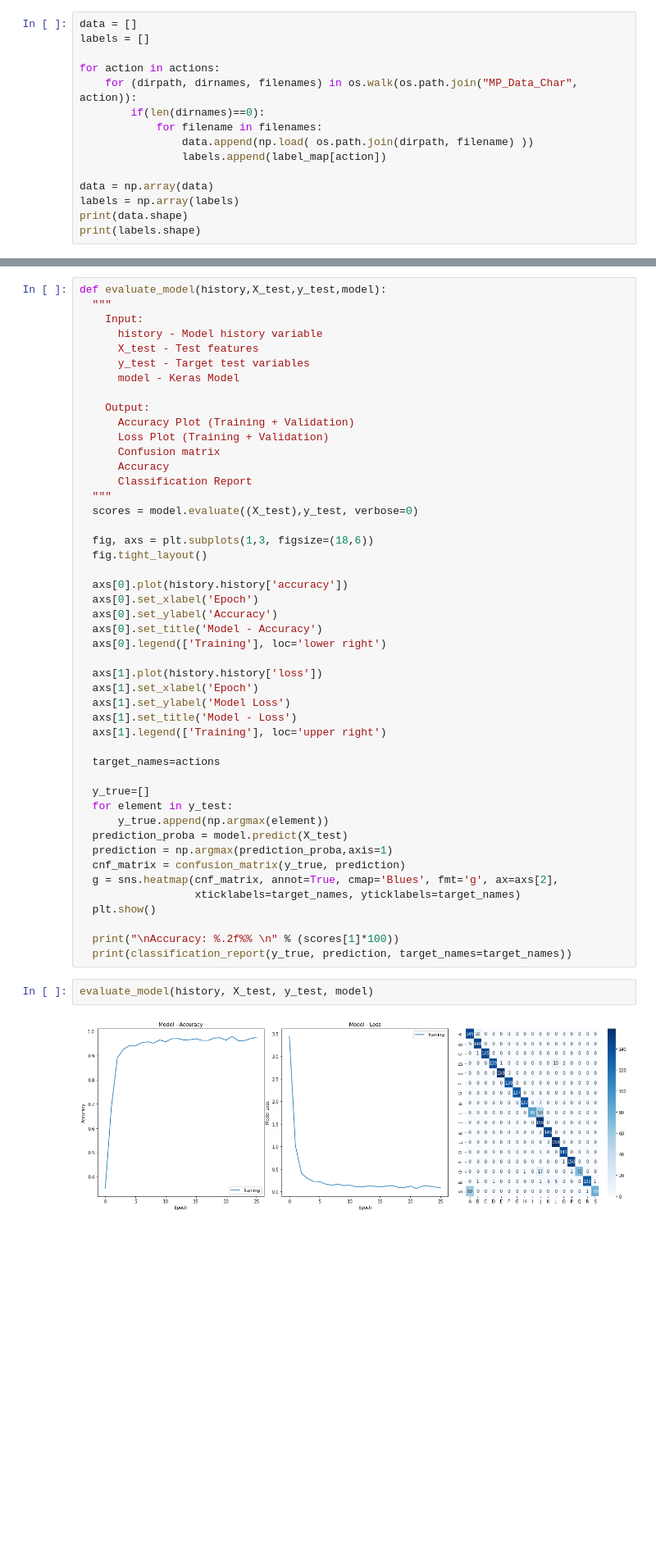
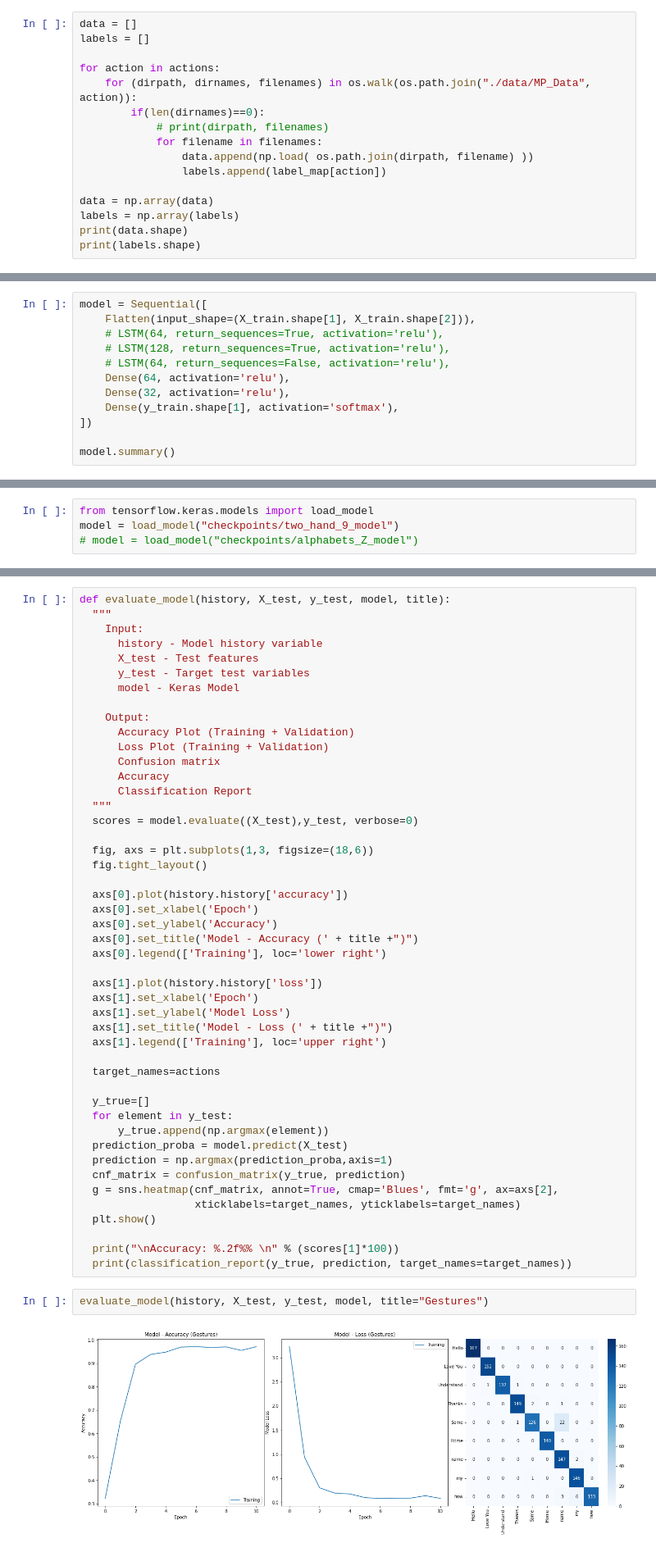
Before and after one commit to Srinivas-Natarajan/Gesture-Recognition-for-Sign-Language-Translation, a Jupyter notebook: Gesture Training.ipynb, the cells around one changed output, grey strips where cells are left out. Shown at 82% size. Saved outputs shown, nothing was run; the diff lists cells and outputs as text; blank space fills up the shorter version.

Commit message:
Model Comparisons added

```diff
--- a/Gesture Training.ipynb
+++ b/Gesture Training.ipynb
@@ -242,8 +331,9 @@ data = []
 labels = []
 
 for action in actions:
-    for (dirpath, dirnames, filenames) in os.walk(os.path.join("MP_Data_Char", action)):
+    for (dirpath, dirnames, filenames) in os.walk(os.path.join("./data/MP_Data", action)):
         if(len(dirnames)==0):
+            # print(dirpath, filenames)
             for filename in filenames:
                 data.append(np.load( os.path.join(dirpath, filename) ))
                 labels.append(label_map[action])
@@ -326,2 +418,14 @@ Trainable params: 112,593
 Non-trainable params: 0
 _________________________________________________________________
+# %%
+model = Sequential([
+    Flatten(input_shape=(X_train.shape[1], X_train.shape[2])),
+    # LSTM(64, return_sequences=True, activation='relu'),
+    # LSTM(128, return_sequences=True, activation='relu'),
+    # LSTM(64, return_sequences=False, activation='relu'),
+    Dense(64, activation='relu'),
+    Dense(32, activation='relu'),
+    Dense(y_train.shape[1], activation='softmax'),
+])
+
+model.summary()
@@ -365,6 +480,10 @@ INFO:tensorflow:Assets written to: ./checkpoints/alphabets_S_model\assets
 from sklearn.metrics import classification_report, confusion_matrix
 import matplotlib.pyplot as plt
 import seaborn as sns
+# %%
+from tensorflow.keras.models import load_model
+model = load_model("checkpoints/two_hand_9_model")
+# model = load_model("checkpoints/alphabets_Z_model")
 # %%
 y_pred = model.predict(X_test)
 y_preds = np.argmax(y_pred, axis=1)
@@ -376,5 +495,5 @@ print(dict(zip(unique, counts)))
 # %%
-def evaluate_model(history,X_test,y_test,model):
+def evaluate_model(history, X_test, y_test, model, title):
   """
     Input:
       history - Model history variable
@@ -397,13 +516,13 @@ def evaluate_model(history,X_test,y_test,model):
   axs[0].plot(history.history['accuracy'])
   axs[0].set_xlabel('Epoch')
   axs[0].set_ylabel('Accuracy')
-  axs[0].set_title('Model - Accuracy')
+  axs[0].set_title('Model - Accuracy (' + title +")")
   axs[0].legend(['Training'], loc='lower right')
 
   axs[1].plot(history.history['loss'])
   axs[1].set_xlabel('Epoch')
   axs[1].set_ylabel('Model Loss')
-  axs[1].set_title('Model - Loss')
+  axs[1].set_title('Model - Loss (' + title +")")
   axs[1].legend(['Training'], loc='upper right')
 
   target_names=actions
@@ -421,6 +540,6 @@ def evaluate_model(history,X_test,y_test,model):
   print("\nAccuracy: %.2f%% \n" % (scores[1]*100))
   print(classification_report(y_true, prediction, target_names=target_names))
 # %%
-evaluate_model(history, X_test, y_test, model)
+evaluate_model(history, X_test, y_test, model, title="Gestures")
 # %% [output]
-[figure, old version]
+[figure, new version]
```
Also changed, not shown: parts of 38 cells of this notebook, 18 other files.
